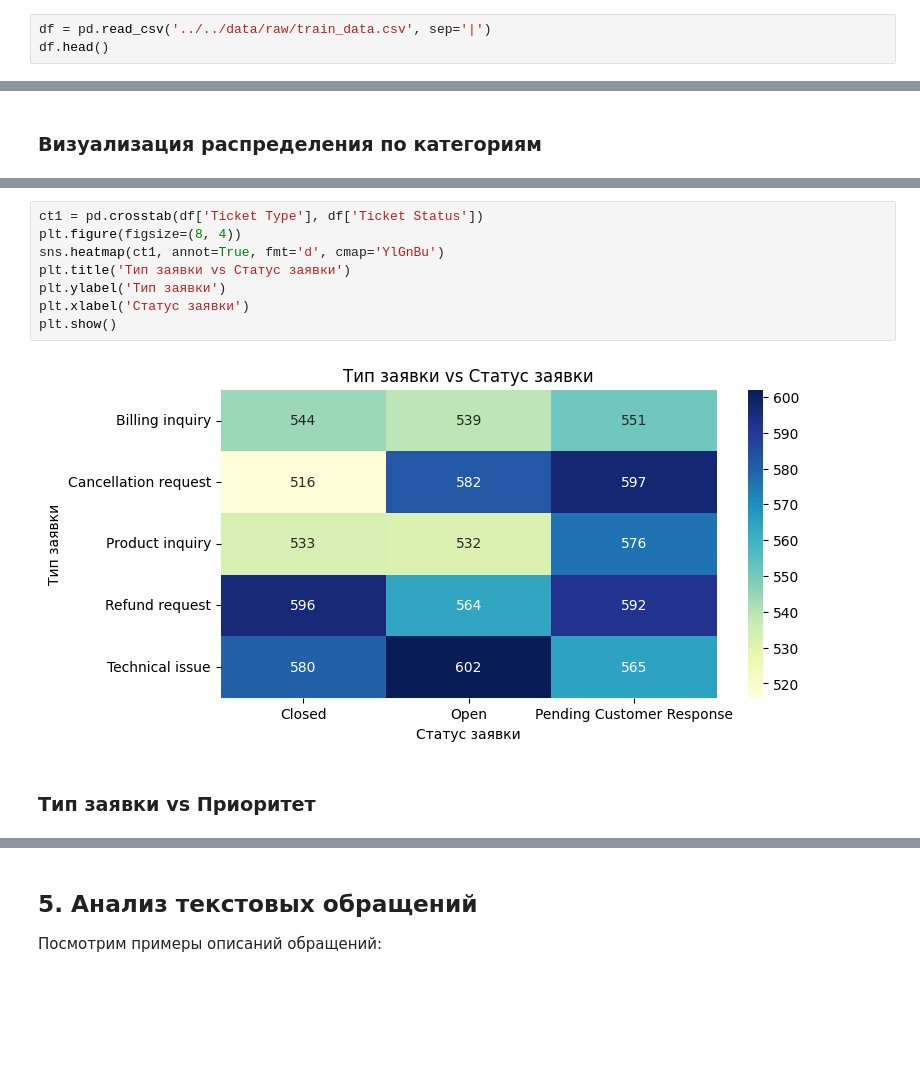
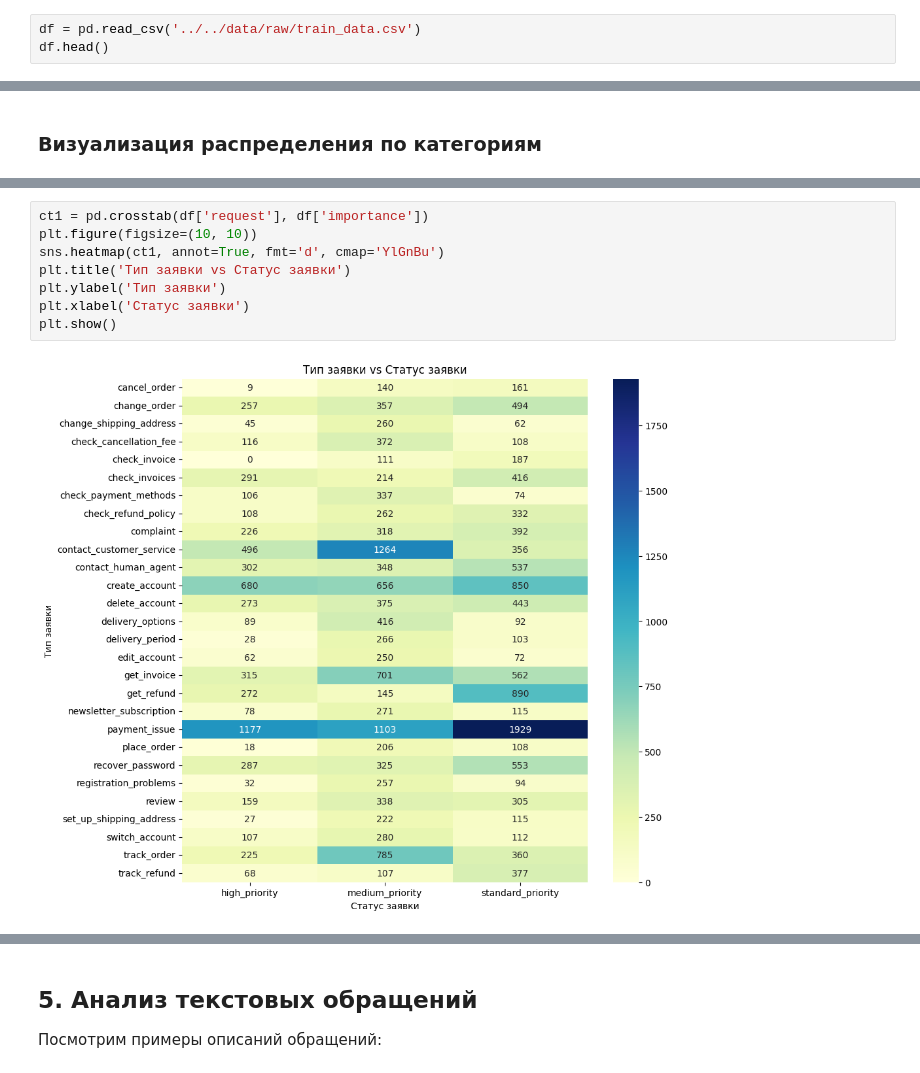
Before and after one commit to 367300/customer-support-ticket, a Jupyter notebook: notebooks/messages_to_technical_support/eda.ipynb, the cells around one changed output, grey strips where cells are left out. Cells and saved outputs as stored; diff of their text form; blank space fills up the shorter version.

```diff
--- a/notebooks/messages_to_technical_support/eda.ipynb
+++ b/notebooks/messages_to_technical_support/eda.ipynb
@@ -12,6 +13,6 @@ import seaborn as sns
 # %% [markdown]
 ## 2. Общая информация о датасете
 # %%
-df = pd.read_csv('../../data/raw/train_data.csv', sep='|')
+df = pd.read_csv('../../data/raw/train_data.csv')
 df.head()
 # %% [output]
@@ -144,13 +137,11 @@ Billing inquiry         1634
 Name: count, dtype: int64
 # %%
-ct1 = pd.crosstab(df['Ticket Type'], df['Ticket Status'])
-plt.figure(figsize=(8, 4))
+ct1 = pd.crosstab(df['request'], df['importance'])
+plt.figure(figsize=(10, 10))
 sns.heatmap(ct1, annot=True, fmt='d', cmap='YlGnBu')
 plt.title('Тип заявки vs Статус заявки')
 plt.ylabel('Тип заявки')
 plt.xlabel('Статус заявки')
 plt.show()
 # %% [output]
-[figure, old version]
+[figure, new version]
-# %% [markdown]
-### Тип заявки vs Приоритет
```
Also changed, not shown: parts of 25 cells of this notebook, 2 other files.
